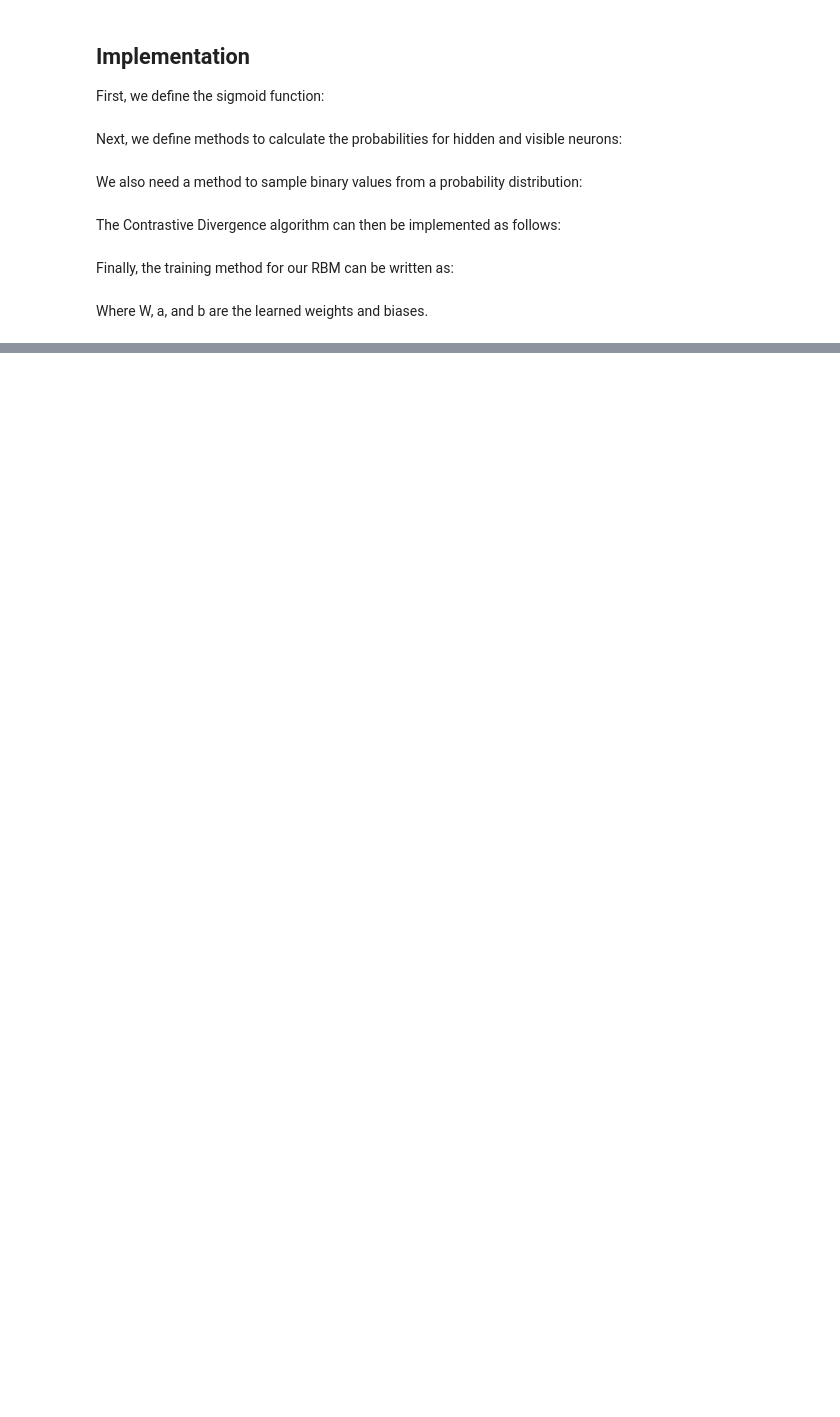
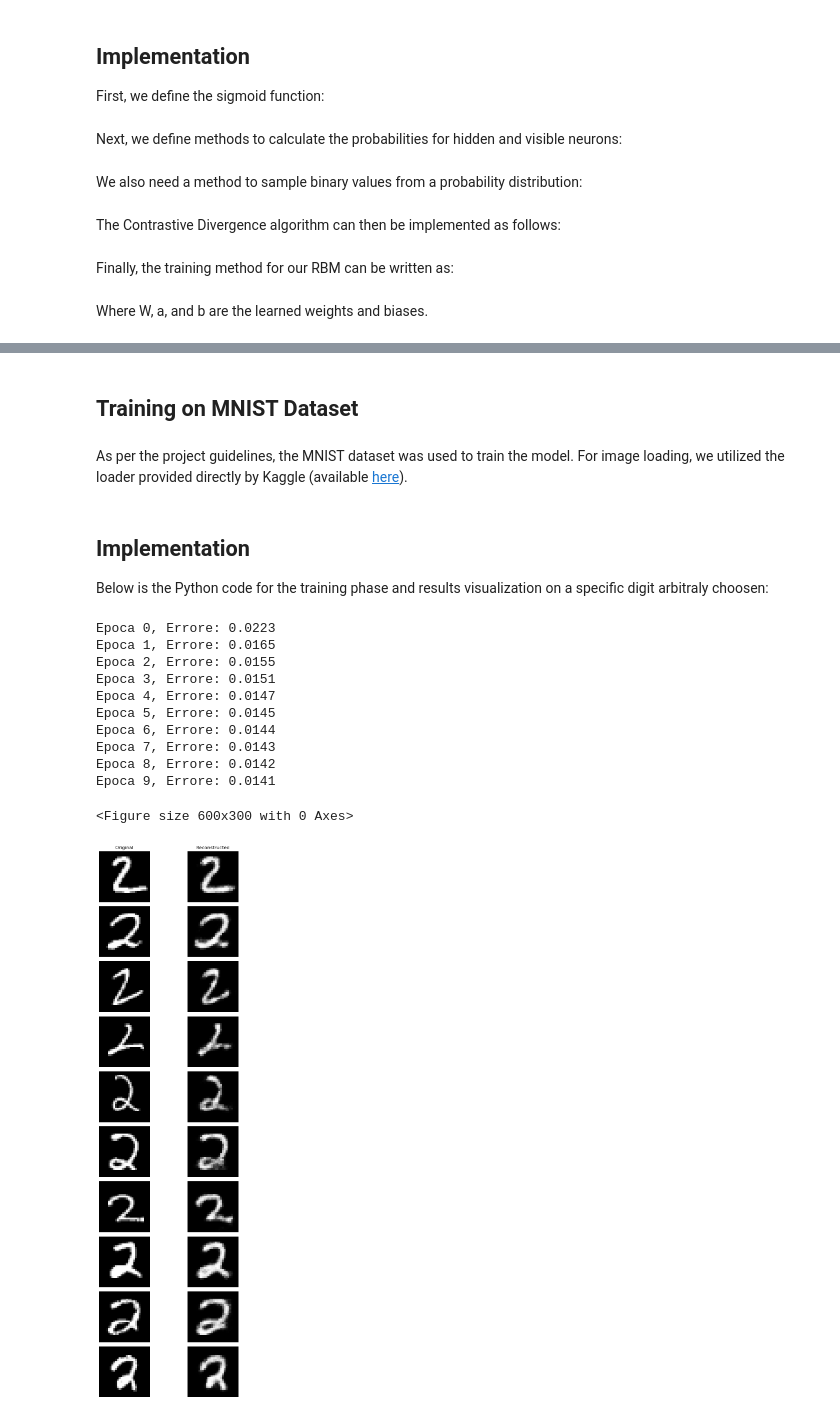
Before and after one commit to gbenedetti22/rbm_contrastive_divergence, a Jupyter notebook: notebook.ipynb, the cells around one changed output, grey strips where cells are left out. Drawn from its saved outputs; the diff is of its cells as text; code cells hidden in the pictures; blank space fills up the shorter version.

```diff
--- a/notebook.ipynb
+++ b/notebook.ipynb
@@ -109,0 +117,76 @@ Where W, a, and b are the learned weights and biases.
+# %% [markdown]
+## Training on MNIST Dataset
+# %% [markdown]
+As per the project guidelines, the MNIST dataset was used to train the model. For image loading, we utilized the loader provided directly by Kaggle (available [here](https://www.kaggle.com/code/hojjatk/read-mnist-dataset)).
+# %% [markdown]
+## Implementation
+Below is the Python code for the training phase and results visualization on a specific digit arbitraly choosen:
+# %%
+from matplotlib import pyplot as plt
+from rbmcd import RBMCD
+from sklearn.preprocessing import MinMaxScaler
+from mnist_data_loader import MnistDataloader
+import numpy as np
+
+# Loading images from disk
+mnist_dataloader = MnistDataloader()
+(x_train, y_train), (x_test, y_test) = mnist_dataloader.load_data()
+
+# Reshaping images to match visible neurons
+x_train = np.array(x_train).reshape((-1, 784))
+x_test = np.array(x_test).reshape((-1, 784))
+
+# Data normalization to [0,1] range
+scaler = MinMaxScaler()
+x_train = scaler.fit_transform(x_train)
+x_test = scaler.transform(x_test)
+
+# RBM model training
+rbm = RBMCD(n_visible=784, n_hidden=128, learning_rate=0.01)
+rbm.train(x_train, epochs=10)
+
+# Test image reconstruction and visualization
+plt.figure(figsize=(6, 3))
+
+# Selecting a test image containing the digit "2"
+digit = 2
+sample_indices = [i for i, val in enumerate(y_test) if val == digit][0:10]
+
+n_cols = 2
+n_rows = len(sample_indices)
+
+plt.figure(figsize=(8, 2 * n_rows))
+
+for idx, sample_index in enumerate(sample_indices):
+    sample = x_test[sample_index]
+
+    # Gibbs sampling from test image
+    x_pred = rbm.reconstruct(sample)
+
+    plt.subplot(n_rows, n_cols, 2*idx + 1)
+    if idx == 0:
+        plt.title("Original")
+    plt.imshow(sample.reshape(28, 28), cmap='gray')
+    plt.axis('off')
+
+    plt.subplot(n_rows, n_cols, 2*idx + 2)
+    if idx == 0:
+        plt.title("Reconstructed")
+    plt.imshow(x_pred.reshape(28, 28), cmap='gray')
+    plt.axis('off')
+
+plt.tight_layout()
+plt.show()
+# %% [output]
+Epoca 0, Errore: 0.0223
+Epoca 1, Errore: 0.0165
+Epoca 2, Errore: 0.0155
+Epoca 3, Errore: 0.0151
+Epoca 4, Errore: 0.0147
+Epoca 5, Errore: 0.0145
+Epoca 6, Errore: 0.0144
+Epoca 7, Errore: 0.0143
+Epoca 8, Errore: 0.0142
+Epoca 9, Errore: 0.0141
+<Figure size 600x300 with 0 Axes>
+[figure, added]
```
Also changed, not shown: parts of 9 cells of this notebook, 3 other files.
